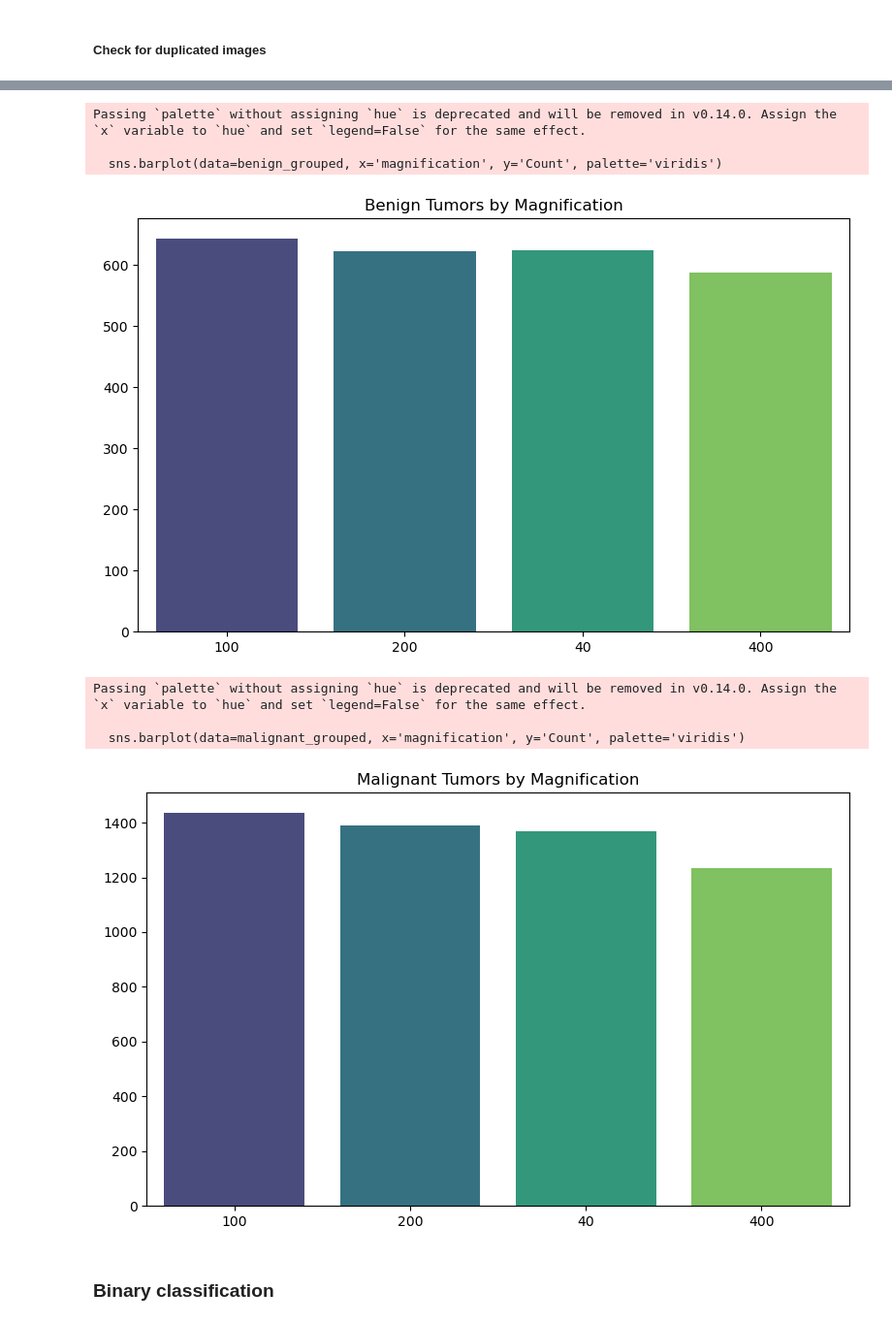
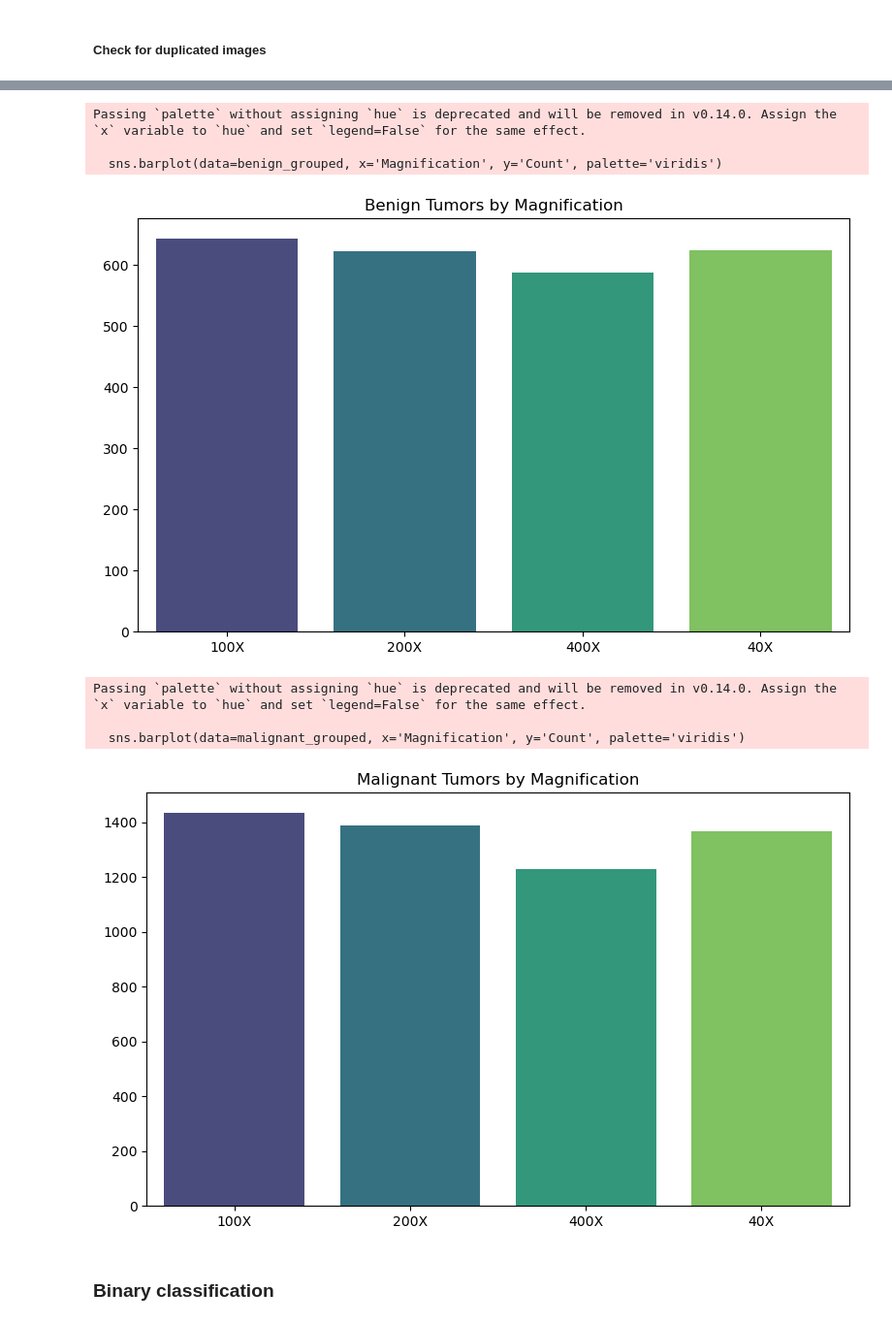
Before and after one commit to Port0goose/Deep-Learning, a Jupyter notebook: project_deep_learning.ipynb, the cells around one changed output, grey strips where cells are left out. Shown at 97% size. Saved outputs shown, nothing was run; the diff lists cells and outputs as text; code cells hidden in the pictures.

```diff
--- a/project_deep_learning.ipynb
+++ b/project_deep_learning.ipynb
@@ -116,0 +25,9 @@ data_info
+# %%
+df = pd.read_csv("BreaKHis_v1/histology_slides/breast/image_data.csv")
+
+# Extract image-related information from the path column if it exists
+if 'path_to_image' in df.columns:
+    df['image_name'] = df['path_to_image'].apply(lambda x: os.path.basename(x))
+    #df = df.drop(columns=['path_to_image'])
+
+print(df.head())
@@ -152,0 +52,9 @@ Name: count, dtype: int64
+# %%
+image_data = []
+
+for index, row in df.iterrows():
+    img = load_img(row['path_to_image'], target_size=(150, 150, 3))
+    img_array = img_to_array(img)
+    image_data.append(img_array)
+
+df['image_data'] = image_data
@@ -157,42 +108,42 @@ Name: count, dtype: int64
 # %%
-benign_data = df[df['tumor_class'] == 'Benign']
-malignant_data = df[df['tumor_class'] == 'Malignant']
+benign_data = df[df['Benign or Malignant'] == 'Benign']
+malignant_data = df[df['Benign or Malignant'] == 'Malignant']
 
 # Group for Benign tumors
-benign_grouped = benign_data.groupby('magnification').size().reset_index(name='Count')
+benign_grouped = benign_data.groupby('Magnification').size().reset_index(name='Count')
 
 # Group for Malignant tumors
-malignant_grouped = malignant_data.groupby('magnification').size().reset_index(name='Count')
+malignant_grouped = malignant_data.groupby('Magnification').size().reset_index(name='Count')
 
 # Plot for Benign tumors
 plt.figure(figsize=(8, 5))
-sns.barplot(data=benign_grouped, x='magnification', y='Count', palette='viridis')
+sns.barplot(data=benign_grouped, x='Magnification', y='Count', palette='viridis')
 plt.title('Benign Tumors by Magnification', fontsize=12)
 plt.xlabel('', fontsize=10)  # No label for x-axis
 plt.ylabel('', fontsize=10)  # No label for y-axis
 plt.xticks(fontsize=10)
 plt.yticks(fontsize=10)
 plt.tight_layout()
 plt.show()
 
 # Plot for Malignant tumors
 plt.figure(figsize=(8, 5))
-sns.barplot(data=malignant_grouped, x='magnification', y='Count', palette='viridis')
+sns.barplot(data=malignant_grouped, x='Magnification', y='Count', palette='viridis')
 plt.title('Malignant Tumors by Magnification', fontsize=12)
 plt.xlabel('', fontsize=10)  # No label for x-axis
 plt.ylabel('', fontsize=10)  # No label for y-axis
 plt.xticks(fontsize=10)
 plt.yticks(fontsize=10)
 plt.tight_layout()
 plt.show()
 # %% [output]
 Passing `palette` without assigning `hue` is deprecated and will be removed in v0.14.0. Assign the `x` variable to `hue` and set `legend=False` for the same effect.
 
-  sns.barplot(data=benign_grouped, x='magnification', y='Count', palette='viridis')
+  sns.barplot(data=benign_grouped, x='Magnification', y='Count', palette='viridis')
-[figure, old version]
+[figure, new version]
 Passing `palette` without assigning `hue` is deprecated and will be removed in v0.14.0. Assign the `x` variable to `hue` and set `legend=False` for the same effect.
 
-  sns.barplot(data=malignant_grouped, x='magnification', y='Count', palette='viridis')
+  sns.barplot(data=malignant_grouped, x='Magnification', y='Count', palette='viridis')
-[figure, old version]
+[figure, new version]
 # %% [markdown]
 ### Binary classification
```
Also changed, not shown: parts of 61 cells of this notebook.
